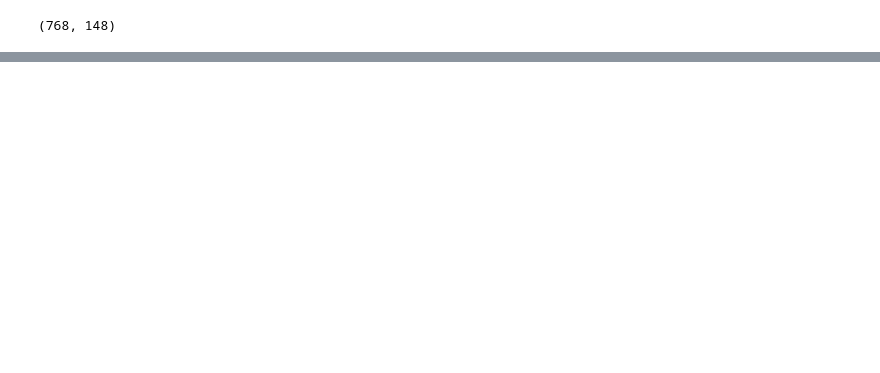
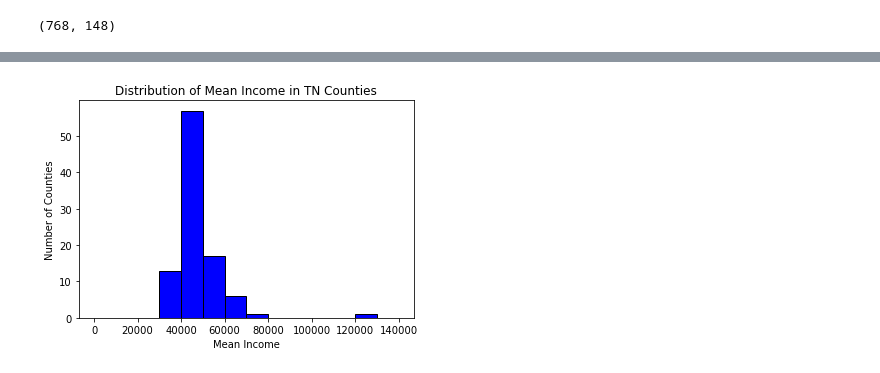
Before and after one commit to jaimeljensen/data-science-essentials-3, a Jupyter notebook: notebooks/tn_med_helper_exploratory.ipynb, the cells around one changed output, grey strips where cells are left out. Cells and saved outputs as stored; diff of their text form; code cells hidden in the pictures; blank space fills up the shorter version.

```diff
--- a/notebooks/tn_med_helper_exploratory.ipynb
+++ b/notebooks/tn_med_helper_exploratory.ipynb
@@ -239,0 +341,3 @@ Fin.
+# %%
+income_county_agg = TN_income_edit.groupby(by=['county']).sum().reset_index()
+income_county_agg.head()
@@ -239,0 +403,3 @@ Fin.
+# %%
+income_county_agg['mean_income'] = 1000*(income_county_agg['total_inc_amt'] / income_county_agg['return_count'])
+income_county_agg.head()
@@ -239,0 +413,3 @@ Fin.
+# %%
+income_county_agg_county_only = income_county_agg.loc[income_county_agg['county'] != 'Tennessee']
+income_county_agg_county_only.head()
@@ -239,0 +423,7 @@ Fin.
+# %%
+plt.hist('mean_income', data=income_county_agg_county_only, color='blue', edgecolor='black', bins=14, range = (0, 140000))
+plt.xlabel('Mean Income')
+plt.ylabel('Number of Counties')
+plt.title('Distribution of Mean Income in TN Counties');
+# %% [output]
+[figure, added]
```
Also changed, not shown: parts of 38 cells of this notebook.
